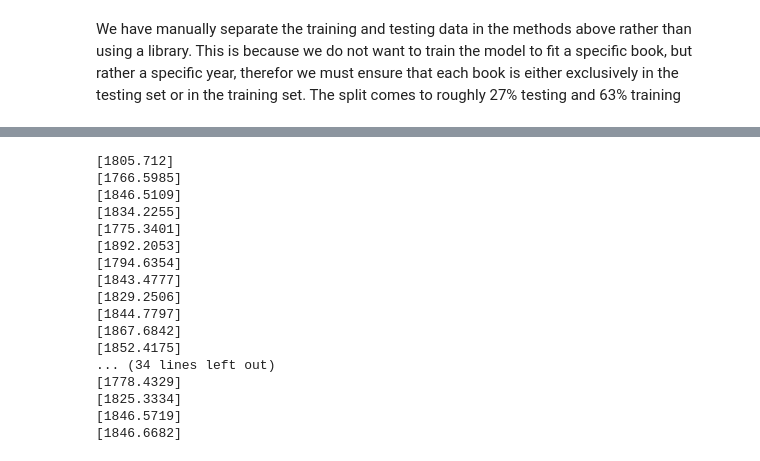
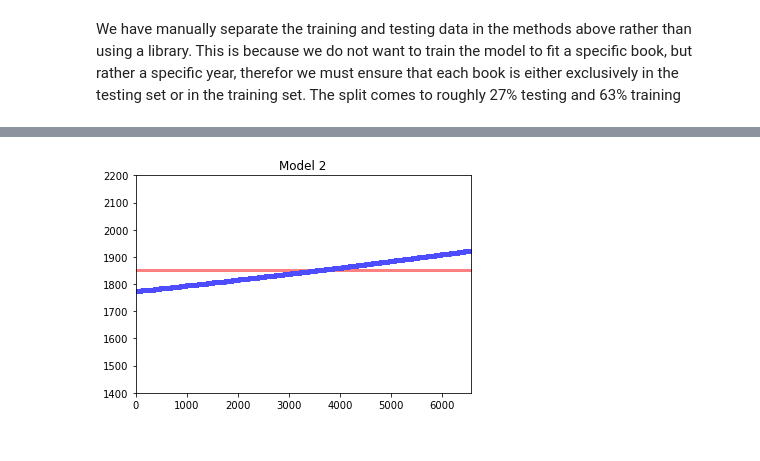
Before and after one commit to ronitronitronit/final, a Jupyter notebook: booksproject.ipynb, the cells around one changed output, grey strips where cells are left out. Saved outputs shown, nothing was run; the diff lists cells and outputs as text; code cells hidden in the pictures.

```diff
--- a/booksproject.ipynb
+++ b/booksproject.ipynb
@@ -647,27 +661,5 @@ Epoch 7/7
 # %%
-test_array = np.array(x_test)
-
-# print(test_array.shape)
-
-predictions = model2.predict(test_array)
-for prediction in predictions[:50]:
-    print(prediction)
+create_scatterplot(x_test, y_test, model2, "Model 2")
 # %% [output]
-[1805.712]
-[1766.5985]
-[1846.5109]
-[1834.2255]
-[1775.3401]
-[1892.2053]
-[1794.6354]
-[1843.4777]
-[1829.2506]
-[1844.7797]
-[1867.6842]
-[1852.4175]
-... (34 lines left out)
-[1778.4329]
-[1825.3334]
-[1846.5719]
-[1846.6682]
+[figure, added]
 # %%
```
Also changed, not shown: parts of 24 cells of this notebook.
